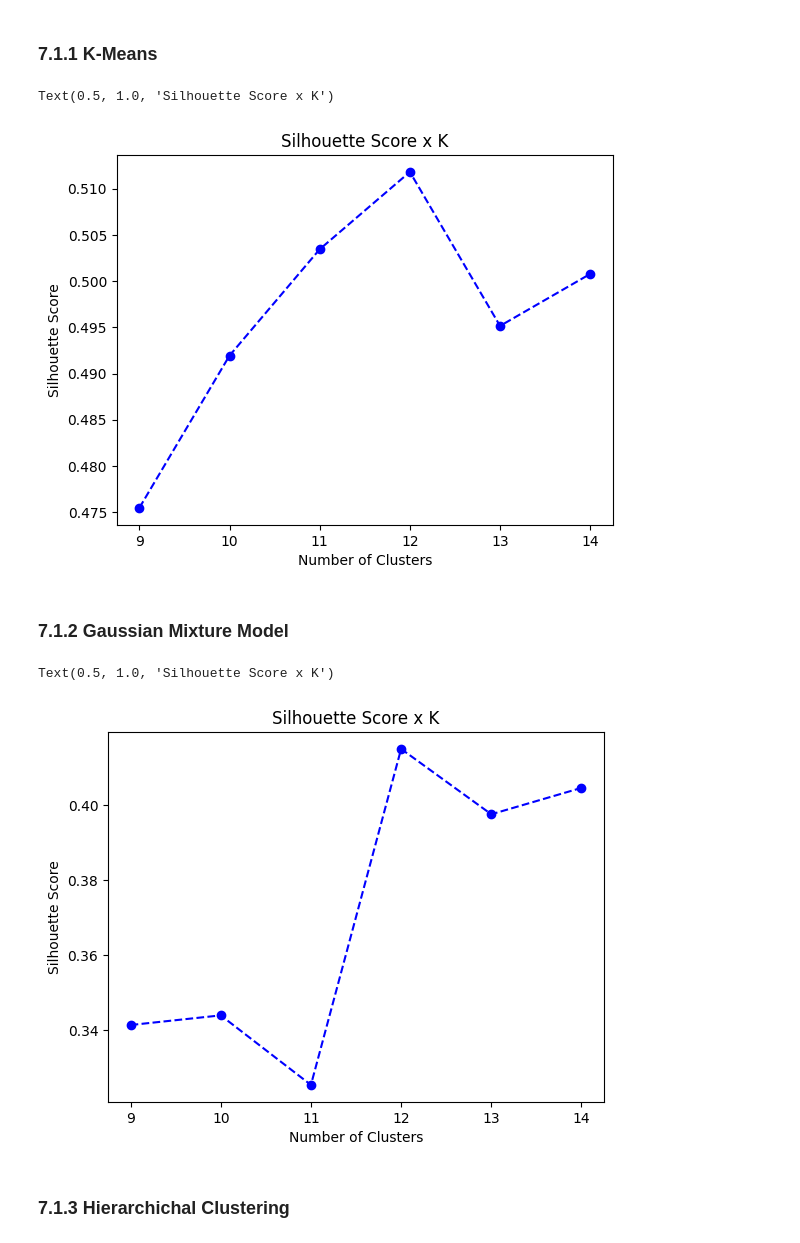
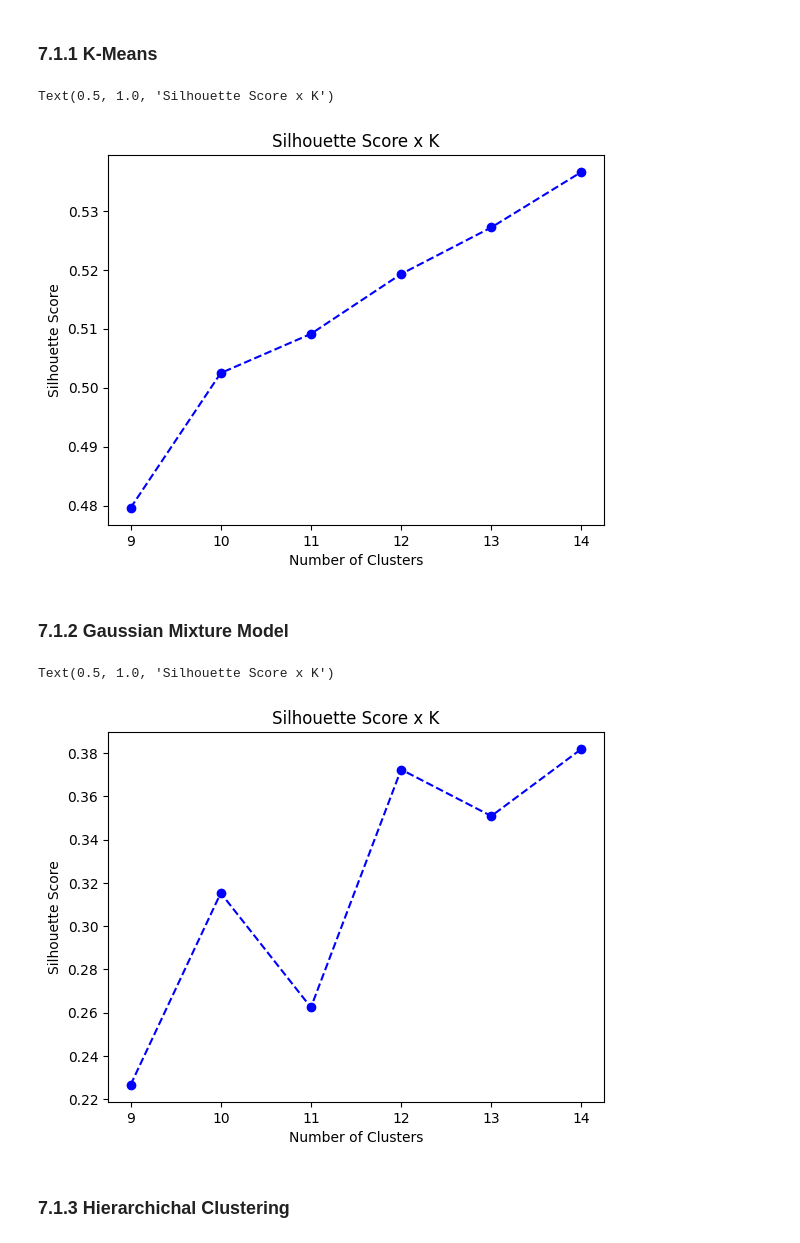
Before and after one commit to IanAndMendesDS/ds_fidelidade, a Jupyter notebook: notebooks/deploy_loyalty_program_test.ipynb, the cells around one changed output. Cells and saved outputs as stored; diff of their text form; code cells hidden in the pictures.

```diff
--- a/notebooks/deploy_loyalty_program_test.ipynb
+++ b/notebooks/deploy_loyalty_program_test.ipynb
@@ -531,10 +531,10 @@ sns.scatterplot (x='embedding_x', y='embedding_y',
 [figure]
 # %%
 # Tree-Based Embbeding
-#df5 = df_tree.copy()
+df5 = df_tree.copy()
 
 # # UMAP Embedding
-df5 = df_umap.copy()
+# df5 = df_umap.copy()
 
 # # t-SNE Embedding
 # df5 = df_tsne.copy()
@@ -553,32 +553,32 @@ X = df5.copy()
 | 3 | 24.022032 | 6.852511 |
 | 4 | -3.033472 | 0.486224 |
 # %%
-# clusters = np.arange(9,15,1)
+clusters = np.arange(9,15,1)
 # %% [markdown]
 ## 7.1 Models
 # %% [markdown]
 ### 7.1.1 K-Means
 # %%
-# kmeans_list = []
-# for k in clusters:
-#     # model
-#     kmeans_model = ct.KMeans(n_clusters=k, n_init=300, random_state=42)
+kmeans_list = []
+for k in clusters:
+    # model
+    kmeans_model = ct.KMeans(n_clusters=k, n_init=300, random_state=42)
 
-#     # training
+    # training
 
-#     labels = kmeans_model.fit_predict(X)
+    labels = kmeans_model.fit_predict(X)
 
-#     # performace
+    # performace
 
-#     kmeans_list.append(mt.silhouette_score(X, labels, metric='euclidean'))
+    kmeans_list.append(mt.silhouette_score(X, labels, metric='euclidean'))
 # %%
-# plt.plot(clusters, kmeans_list, linestyle='--', marker='o', color='b')
-# plt.xlabel('Number of Clusters')
-# plt.ylabel('Silhouette Score')
-# plt.title('Silhouette Score x K')
+plt.plot(clusters, kmeans_list, linestyle='--', marker='o', color='b')
+plt.xlabel('Number of Clusters')
+plt.ylabel('Silhouette Score')
+plt.title('Silhouette Score x K')
 # %% [output]
 Text(0.5, 1.0, 'Silhouette Score x K')
-[figure, old version]
+[figure, new version]
 # %% [markdown]
 ### 7.1.2 Gaussian Mixture Model
 # %%
@@ -598,11 +598,11 @@ Text(0.5, 1.0, 'Silhouette Score x K')
 # %%
-# plt.plot(clusters, gmm_list, linestyle='--', marker='o', color='b')
-# plt.xlabel('Number of Clusters')
-# plt.ylabel('Silhouette Score')
-# plt.title('Silhouette Score x K')
+plt.plot(clusters, gmm_list, linestyle='--', marker='o', color='b')
+plt.xlabel('Number of Clusters')
+plt.ylabel('Silhouette Score')
+plt.title('Silhouette Score x K')
 # %% [output]
 Text(0.5, 1.0, 'Silhouette Score x K')
-[figure, old version]
+[figure, new version]
 # %% [markdown]
 ### 7.1.3 Hierarchichal Clustering
 # %%
```
Also changed, not shown: parts of 9 cells of this notebook.
